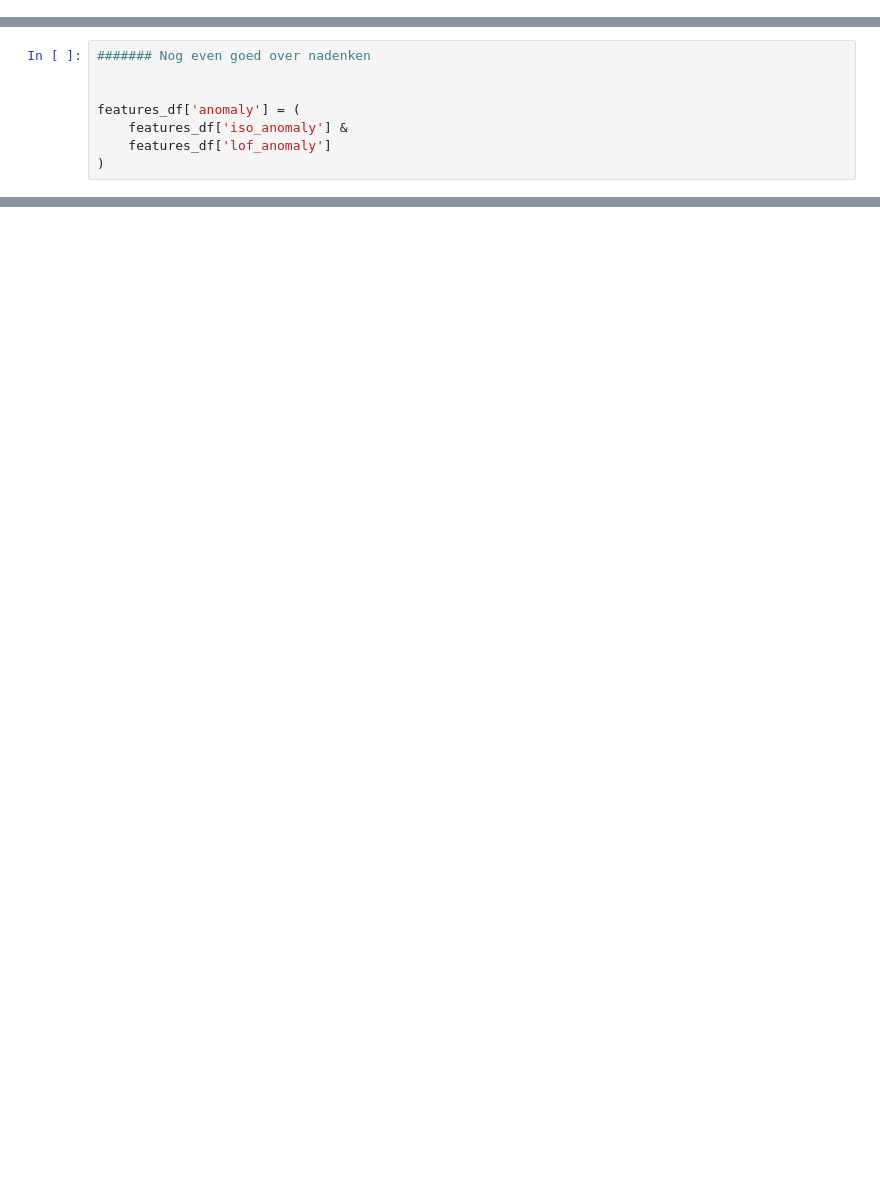
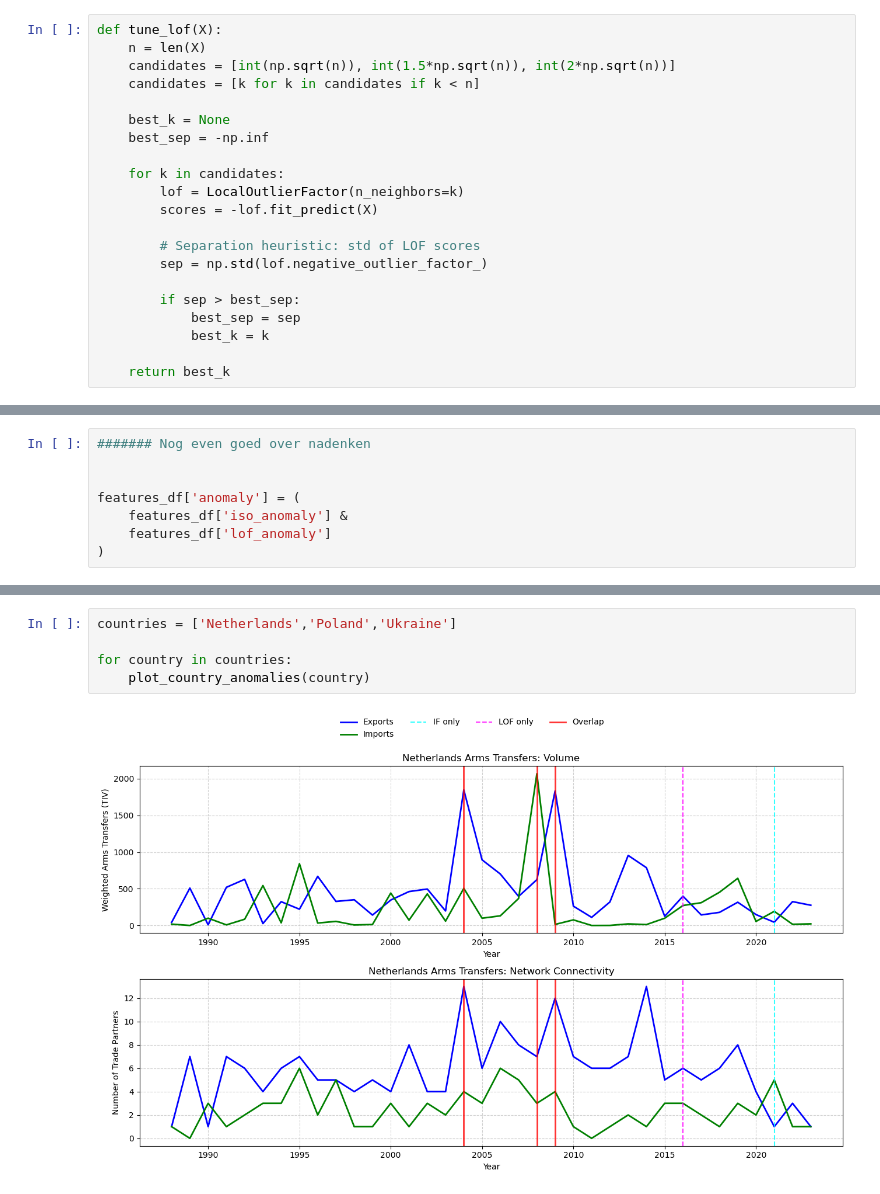
Before and after one commit to jorrit98/IM1002_Machine_Learning_Assignment, a Jupyter notebook: sample.ipynb, the cells around one changed output, grey strips where cells are left out. Drawn from its saved outputs; the diff is of its cells as text; blank space fills up the shorter version.

```diff
--- a/sample.ipynb
+++ b/sample.ipynb
@@ -0,0 +52,21 @@
+# %%
+def tune_lof(X):
+    n = len(X)
+    candidates = [int(np.sqrt(n)), int(1.5*np.sqrt(n)), int(2*np.sqrt(n))]
+    candidates = [k for k in candidates if k < n]
+
+    best_k = None
+    best_sep = -np.inf
+
+    for k in candidates:
+        lof = LocalOutlierFactor(n_neighbors=k)
+        scores = -lof.fit_predict(X)
+
+        # Separation heuristic: std of LOF scores
+        sep = np.std(lof.negative_outlier_factor_)
+
+        if sep > best_sep:
+            best_sep = sep
+            best_k = k
+
+    return best_k
@@ -394,0 +530,7 @@ plt.show()
+# %%
+countries = ['Netherlands','Poland','Ukraine']
+
+for country in countries:
+    plot_country_anomalies(country)
+# %% [output]
+[figure, added]
```
Also changed, not shown: parts of 12 cells of this notebook.
